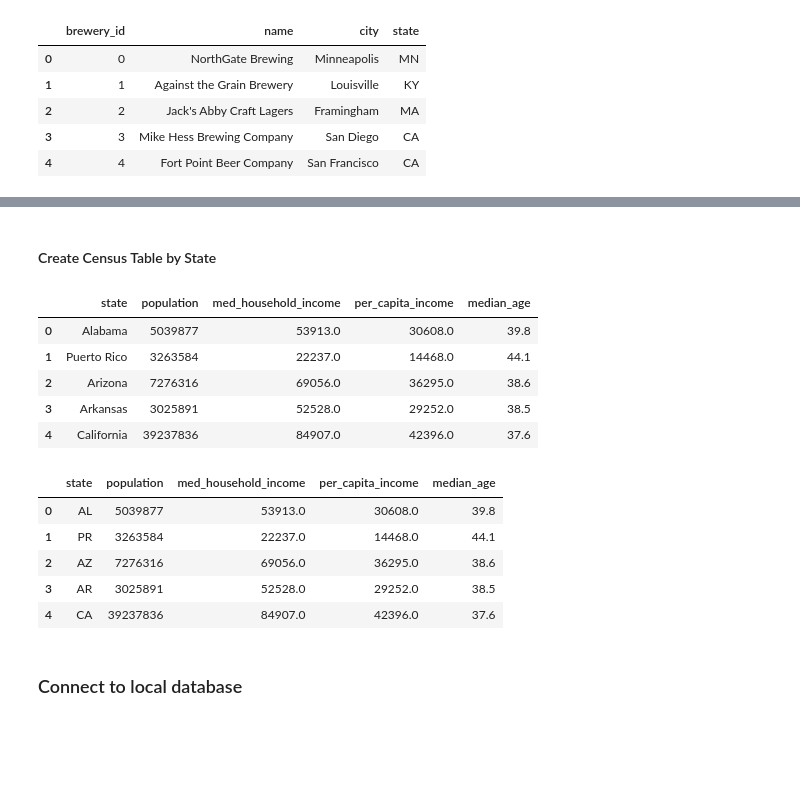
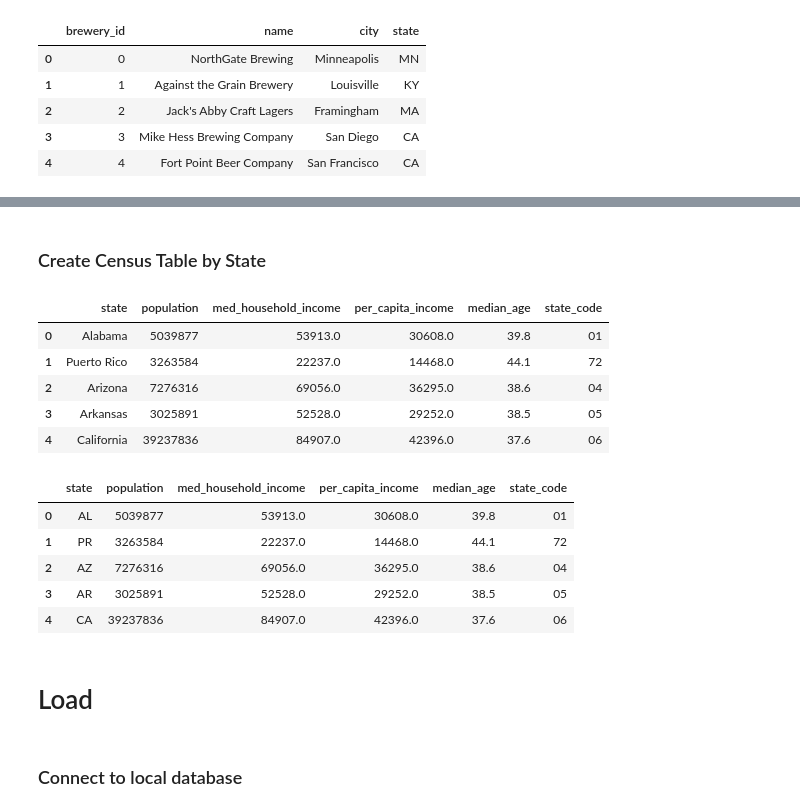
Before and after one commit to gdagger/Team3_Project2, a Jupyter notebook: ETL.ipynb, the cells around one changed output, grey strips where cells are left out. Cells and saved outputs as stored; diff of their text form; code cells hidden in the pictures; blank space fills up the shorter version.

```diff
--- a/ETL.ipynb
+++ b/ETL.ipynb
@@ -49,36 +240,34 @@ breweries_cleaned_df.head()
 # %% [markdown]
-#### Create Census Table by State
+### Create Census Table by State
 # %%
 # Create Census object with Census API key from the selected year
 c = Census(api_key, year=2021)
 
 # Run Census Search to retrieve income data by county
 census_data = c.acs1.get(("NAME", "B01003_001E", "B19013_001E","B19301_001E", "B01002_001E"), {'for': 'state:*'})
 
 # Convert to DataFrame
 census_df = pd.DataFrame(census_data)
 
 # Rename columns
 census_cleaned_df = census_df.rename(columns={"B01003_001E": "population",
                                       "B19013_001E": "med_household_income",
                                       "B19301_001E": "per_capita_income",
                                       "B01002_001E": "median_age",
                                       "state": "state_code",
                                       "NAME": "state"
                                     }
                                     )
 
-census_cleaned_df = census_cleaned_df.drop(columns=['state_code'])
-
 # Cast population column as int
 census_cleaned_df['population'] = census_cleaned_df['population'].astype(int)
 
 # Display first 5 rows
 census_cleaned_df.head()
 # %% [output]
-|  | state | population | med_household_income | per_capita_income | median_age |
-| 0 | Alabama | 5039877 | 53913.0 | 30608.0 | 39.8 |
-| 1 | Puerto Rico | 3263584 | 22237.0 | 14468.0 | 44.1 |
-| 2 | Arizona | 7276316 | 69056.0 | 36295.0 | 38.6 |
-| 3 | Arkansas | 3025891 | 52528.0 | 29252.0 | 38.5 |
-| 4 | California | 39237836 | 84907.0 | 42396.0 | 37.6 |
+|  | state | population | med_household_income | per_capita_income | median_age | state_code |
+| 0 | Alabama | 5039877 | 53913.0 | 30608.0 | 39.8 | 01 |
+| 1 | Puerto Rico | 3263584 | 22237.0 | 14468.0 | 44.1 | 72 |
+| 2 | Arizona | 7276316 | 69056.0 | 36295.0 | 38.6 | 04 |
+| 3 | Arkansas | 3025891 | 52528.0 | 29252.0 | 38.5 | 05 |
+| 4 | California | 39237836 | 84907.0 | 42396.0 | 37.6 | 06 |
@@ -146,6 +274,6 @@ states_abbreviation = {
 # %%
 # Convert State names to state abbreviations
-census_cleaned_df.replace({"state": states_abbreviation}, inplace=True)
+census_cleaned_df.replace({"state": state_abbreviations}, inplace=True)
 
 # Export dataframe to CSV to more easily inspect final dataset
 census_cleaned_df.to_csv('./Resources/census_data.csv')
@@ -153,12 +281,14 @@ census_cleaned_df.to_csv('./Resources/census_data.csv')
 # Display first 5 rows
 census_cleaned_df.head()
 # %% [output]
-|  | state | population | med_household_income | per_capita_income | median_age |
-| 0 | AL | 5039877 | 53913.0 | 30608.0 | 39.8 |
-| 1 | PR | 3263584 | 22237.0 | 14468.0 | 44.1 |
-| 2 | AZ | 7276316 | 69056.0 | 36295.0 | 38.6 |
-| 3 | AR | 3025891 | 52528.0 | 29252.0 | 38.5 |
-| 4 | CA | 39237836 | 84907.0 | 42396.0 | 37.6 |
+|  | state | population | med_household_income | per_capita_income | median_age | state_code |
+| 0 | AL | 5039877 | 53913.0 | 30608.0 | 39.8 | 01 |
+| 1 | PR | 3263584 | 22237.0 | 14468.0 | 44.1 | 72 |
+| 2 | AZ | 7276316 | 69056.0 | 36295.0 | 38.6 | 04 |
+| 3 | AR | 3025891 | 52528.0 | 29252.0 | 38.5 | 05 |
+| 4 | CA | 39237836 | 84907.0 | 42396.0 | 37.6 | 06 |
+# %% [markdown]
+# Load
 # %% [markdown]
 ### Connect to local database
 # %%
```
Also changed, not shown: parts of 15 cells of this notebook, 1 other file.
